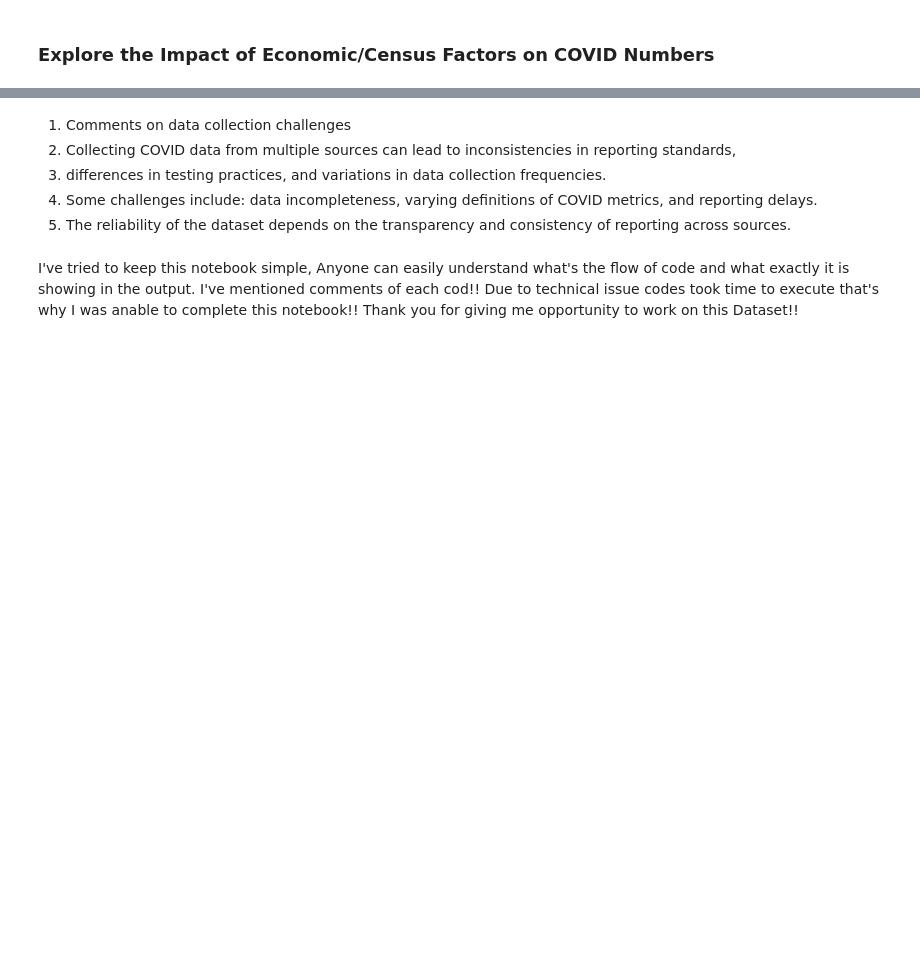
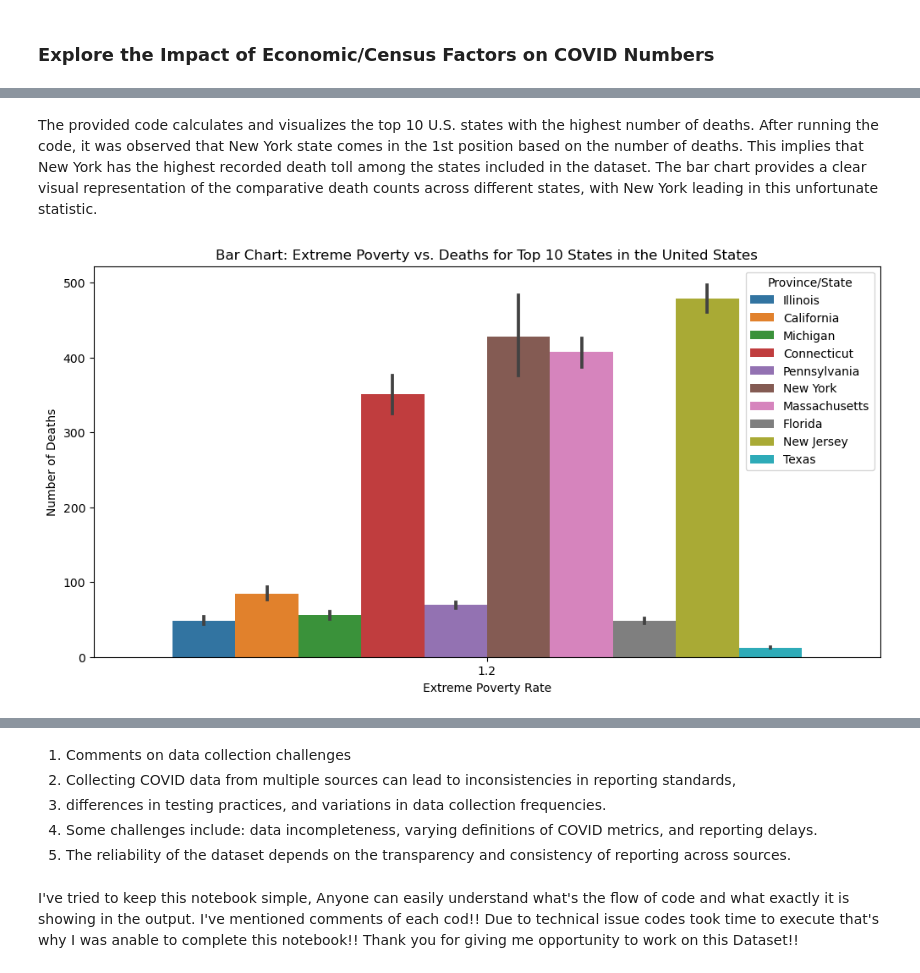
Before and after one commit to jkapoor18/World_covid_dataset, a Jupyter notebook: World_covid_dataset.ipynb, the cells around one changed output, grey strips where cells are left out. Drawn from its saved outputs; the diff is of its cells as text; code cells hidden in the pictures; blank space fills up the shorter version.

```diff
--- a/World_covid_dataset.ipynb
+++ b/World_covid_dataset.ipynb
@@ -362,0 +405,18 @@ plt.show()
+# %% [markdown]
+The provided code calculates and visualizes the top 10 U.S. states with the highest number of deaths. After running the code, it was observed that New York state comes in the 1st position based on the number of deaths. This implies that New York has the highest recorded death toll among the states included in the dataset. The bar chart provides a clear visual representation of the comparative death counts across different states, with New York leading in this unfortunate statistic.
+# %%
+# Select top 10 states by the number of deaths
+top_10_states = us_data.groupby('Province/State')['Deaths'].sum().nlargest(10).index
+
+# Filter the data for the top 10 states
+top_10_states_data = us_data[us_data['Province/State'].isin(top_10_states)]
+
+# Bar chart for Extreme Poverty vs. Deaths for the top 10 states
+plt.figure(figsize=(12, 6))
+sns.barplot(x='extreme_poverty', y='Deaths', hue='Province/State', data=top_10_states_data)
+plt.title('Bar Chart: Extreme Poverty vs. Deaths for Top 10 States in the United States')
+plt.xlabel('Extreme Poverty Rate')
+plt.ylabel('Number of Deaths')
+plt.show()
+# %% [output]
+[figure, added]
```
Also changed, not shown: parts of 8 cells of this notebook.
